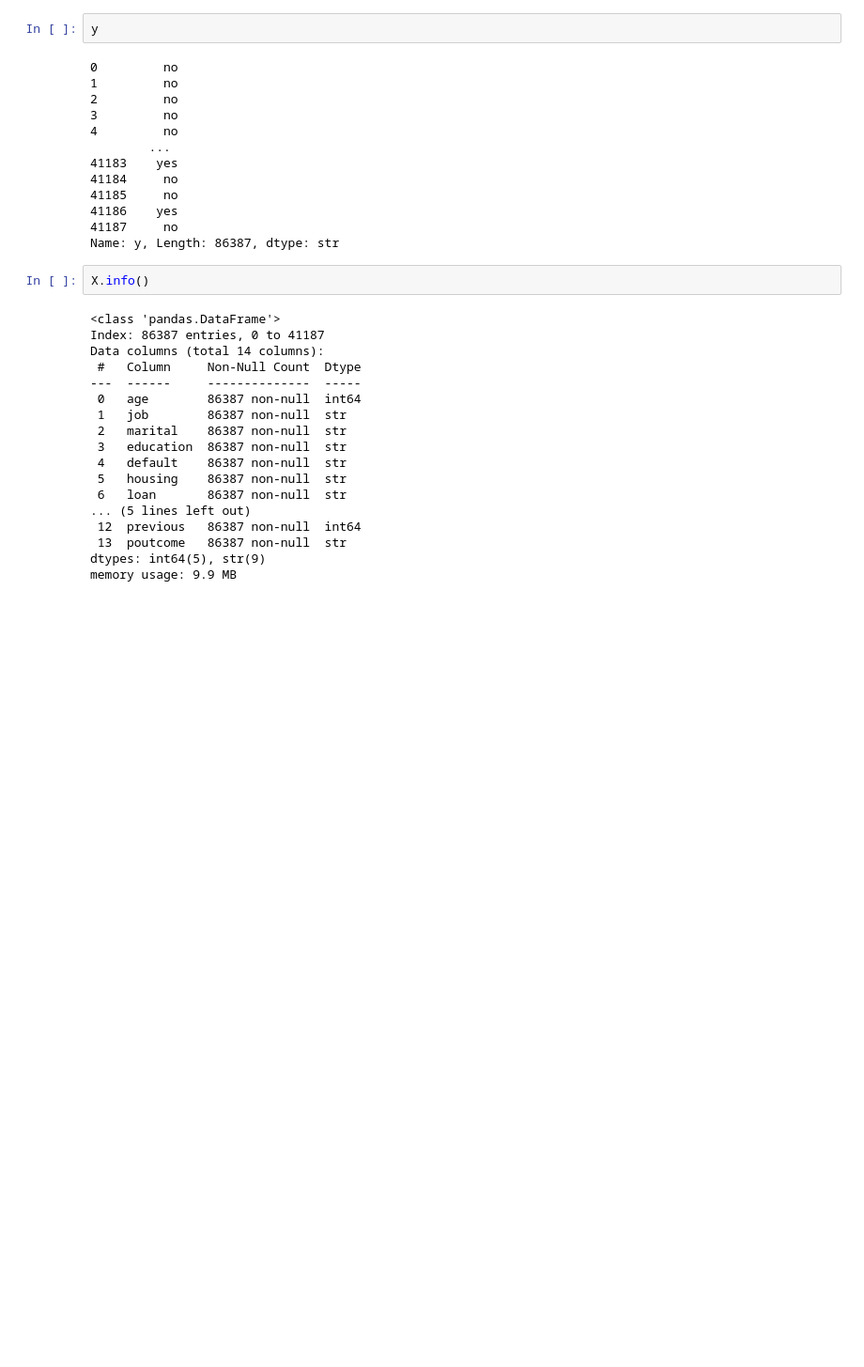
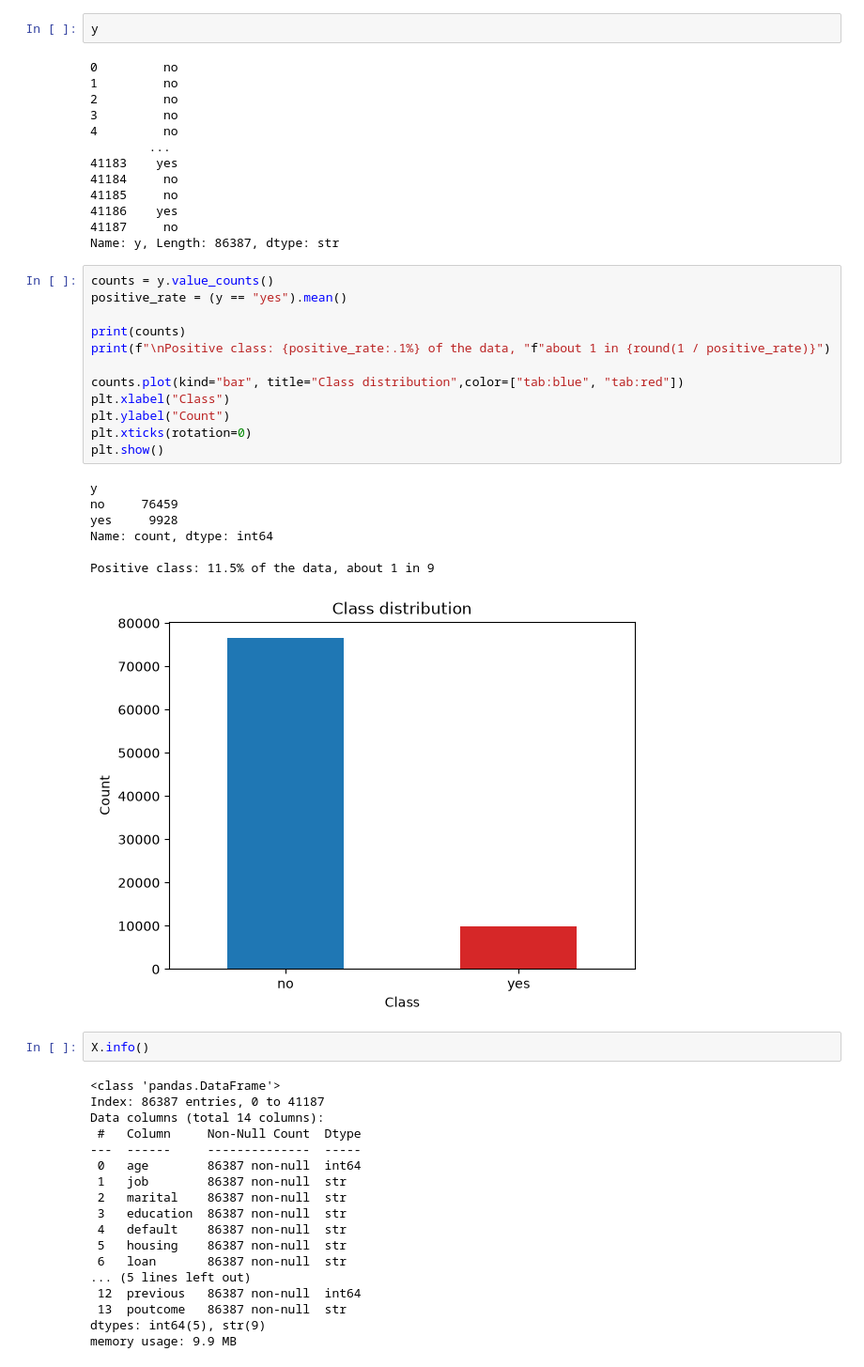
Before and after one commit to Mojeed-1/ds-october-2026-week1, a Jupyter notebook: FRST_PRESSTATN.ipynb, the cells around one changed output. Shown at 94% size. Cells and saved outputs as stored; diff of their text form; blank space fills up the shorter version.

```diff
--- a/FRST_PRESSTATN.ipynb
+++ b/FRST_PRESSTATN.ipynb
@@ -301,6 +301,26 @@ y
 41186    yes
 41187     no
 Name: y, Length: 86387, dtype: str
+# %%
+counts = y.value_counts()
+positive_rate = (y == "yes").mean()
+
+print(counts)
+print(f"\nPositive class: {positive_rate:.1%} of the data, "f"about 1 in {round(1 / positive_rate)}")
+
+counts.plot(kind="bar", title="Class distribution",color=["tab:blue", "tab:red"])
+plt.xlabel("Class")
+plt.ylabel("Count")
+plt.xticks(rotation=0)
+plt.show()
+# %% [output]
+y
+no     76459
+yes     9928
+Name: count, dtype: int64
+
+Positive class: 11.5% of the data, about 1 in 9
+[figure, added]
 # %%
 X.info()
 # %% [output]
```
Also changed, not shown: parts of 2 cells of this notebook, 1 other file.
